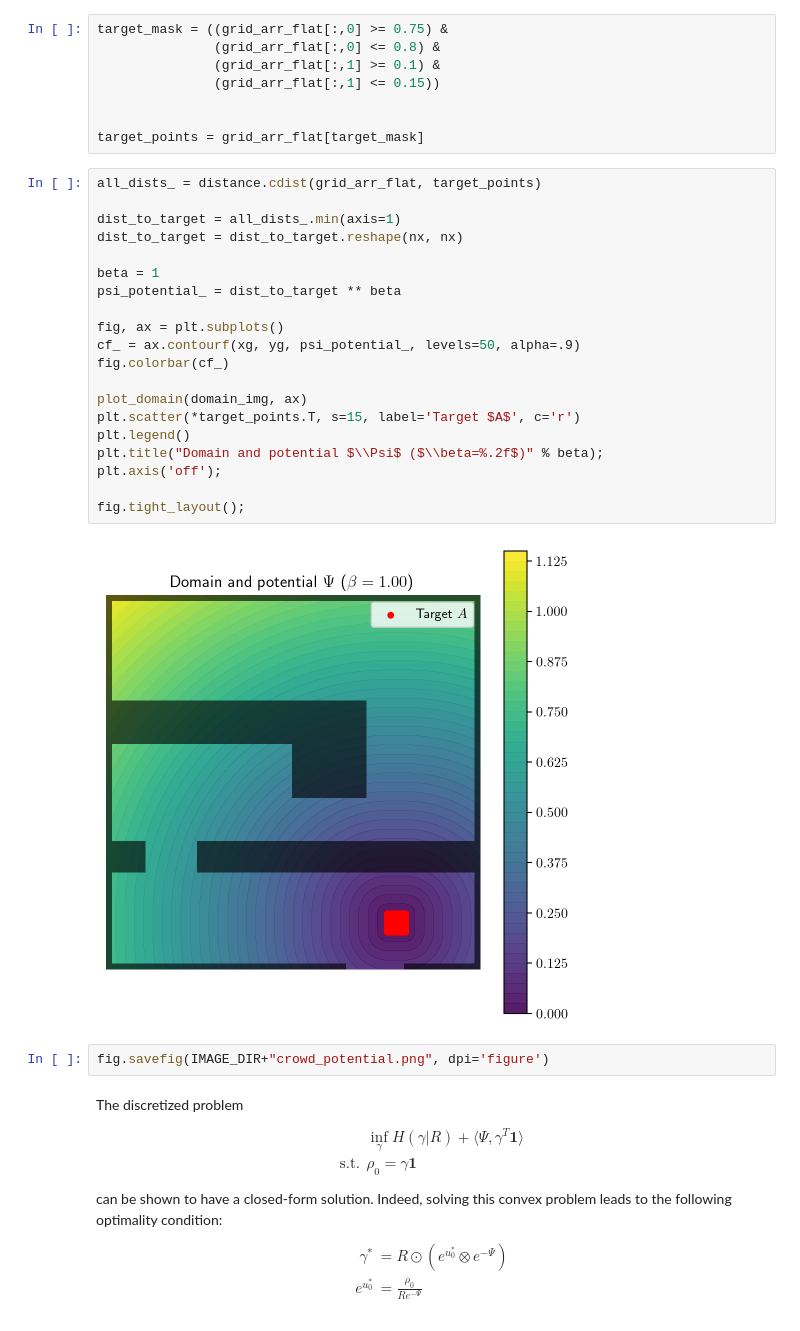
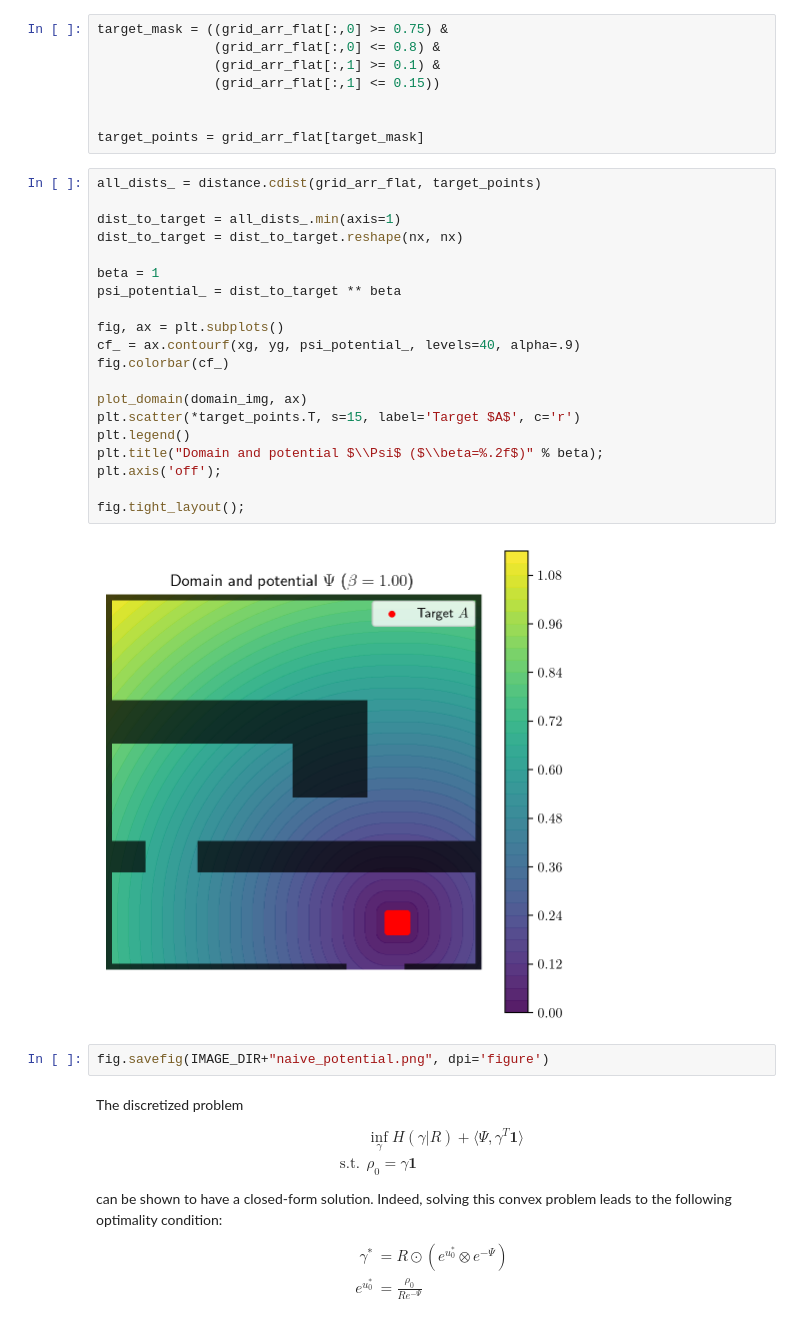
Before and after one commit to ManifoldFR/mva-optimaltransport, a Jupyter notebook: project/room.ipynb, the cells around one changed output. Drawn from its saved outputs; the diff is of its cells as text.

```diff
--- a/project/room.ipynb
+++ b/project/room.ipynb
@@ -216,27 +216,27 @@ target_points = grid_arr_flat[target_mask]
 # %%
 all_dists_ = distance.cdist(grid_arr_flat, target_points)
 
 dist_to_target = all_dists_.min(axis=1)
 dist_to_target = dist_to_target.reshape(nx, nx)
 
 beta = 1
 psi_potential_ = dist_to_target ** beta
 
 fig, ax = plt.subplots()
-cf_ = ax.contourf(xg, yg, psi_potential_, levels=50, alpha=.9)
+cf_ = ax.contourf(xg, yg, psi_potential_, levels=40, alpha=.9)
 fig.colorbar(cf_)
 
 plot_domain(domain_img, ax)
 plt.scatter(*target_points.T, s=15, label='Target $A$', c='r')
 plt.legend()
 plt.title("Domain and potential $\\Psi$ ($\\beta=%.2f$)" % beta);
 plt.axis('off');
 
 fig.tight_layout();
 # %% [output]
-[figure, old version]
+[figure, new version]
 # %%
-fig.savefig(IMAGE_DIR+"crowd_potential.png", dpi='figure')
+fig.savefig(IMAGE_DIR+"naive_potential.png", dpi='figure')
 # %% [markdown]
 The discretized problem
 $$
```
Also changed, not shown: parts of 2 cells of this notebook, 20 other files.
